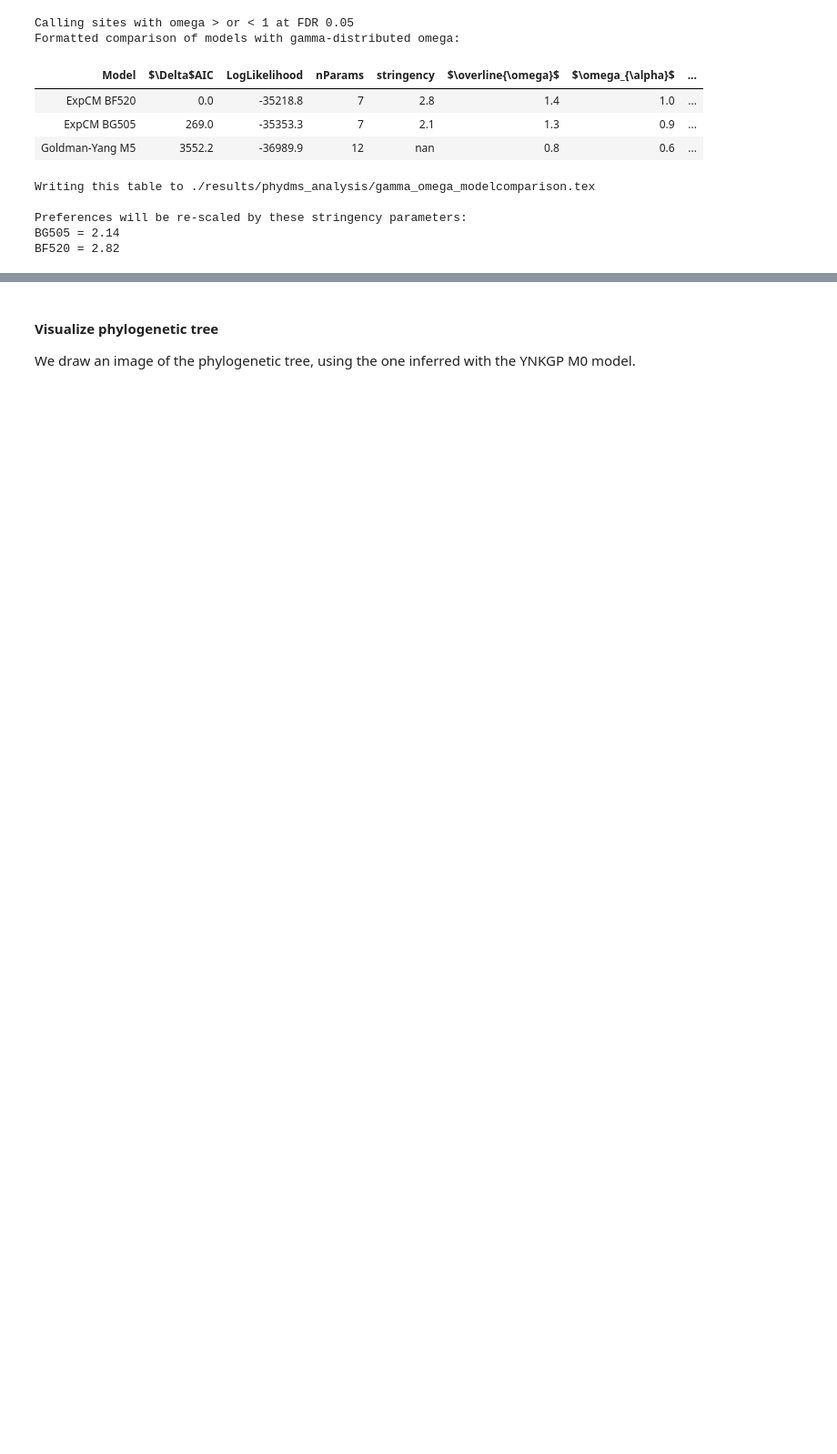
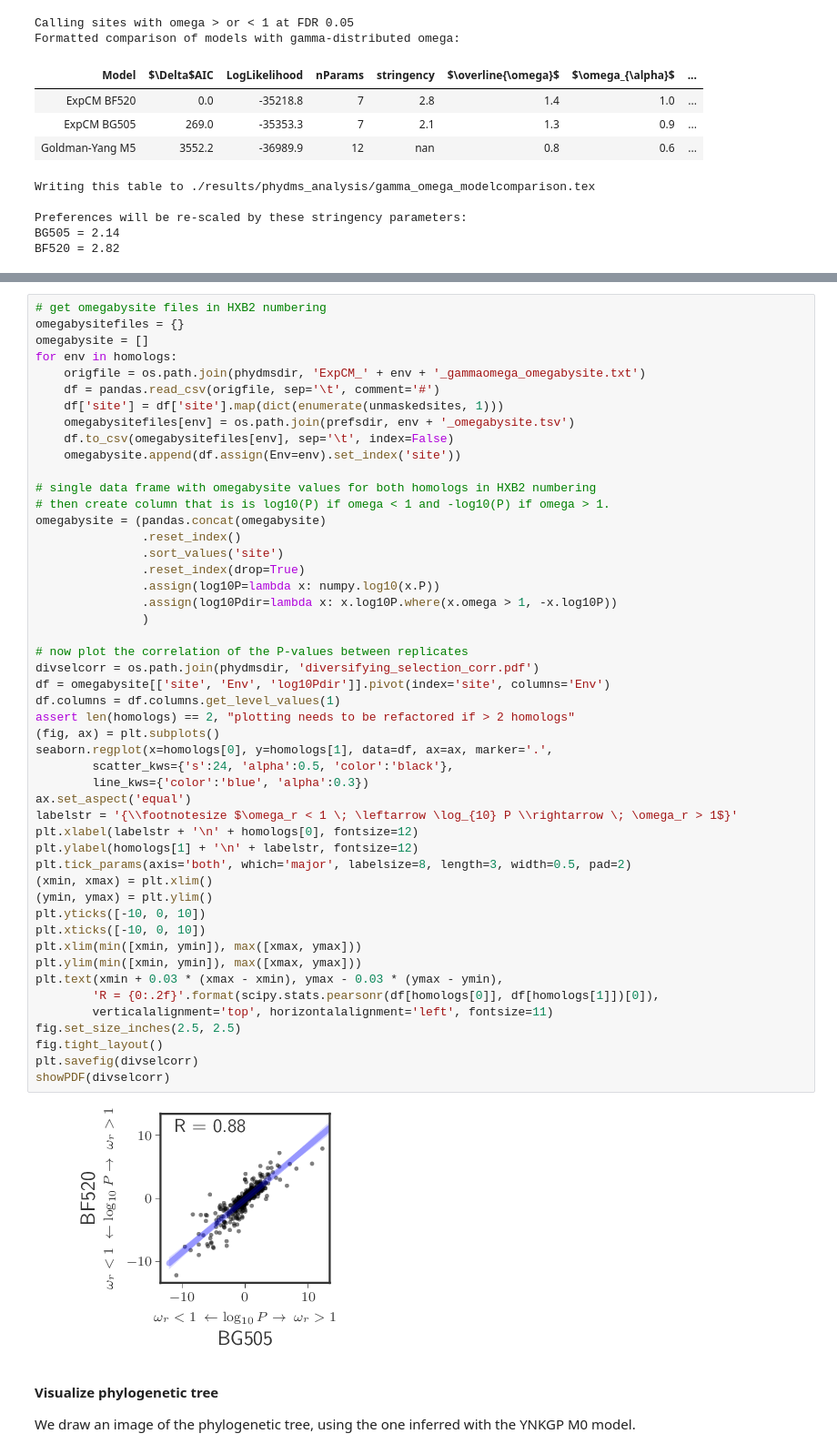
Before and after one commit to jbloomlab/EnvMutationalShiftsPaper, a Jupyter notebook: analysis_code/analysis_notebook.ipynb, the cells around one changed output, grey strips where cells are left out. Shown at 91% size. Cells and saved outputs as stored; diff of their text form; blank space fills up the shorter version.

```diff
--- a/analysis_code/analysis_notebook.ipynb
+++ b/analysis_code/analysis_notebook.ipynb
@@ -926,3 +964,54 @@ BF520 = 2.82
+# %%
+# get omegabysite files in HXB2 numbering
+omegabysitefiles = {}
+omegabysite = []
+for env in homologs:
+    origfile = os.path.join(phydmsdir, 'ExpCM_' + env + '_gammaomega_omegabysite.txt')
+    df = pandas.read_csv(origfile, sep='\t', comment='#')
+    df['site'] = df['site'].map(dict(enumerate(unmaskedsites, 1)))
+    omegabysitefiles[env] = os.path.join(prefsdir, env + '_omegabysite.tsv')
+    df.to_csv(omegabysitefiles[env], sep='\t', index=False)
+    omegabysite.append(df.assign(Env=env).set_index('site'))
+
+# single data frame with omegabysite values for both homologs in HXB2 numbering
+# then create column that is is log10(P) if omega < 1 and -log10(P) if omega > 1.
+omegabysite = (pandas.concat(omegabysite)
+               .reset_index()
+               .sort_values('site')
+               .reset_index(drop=True)
+               .assign(log10P=lambda x: numpy.log10(x.P))
+               .assign(log10Pdir=lambda x: x.log10P.where(x.omega > 1, -x.log10P))
+               )
+
+# now plot the correlation of the P-values between replicates
+divselcorr = os.path.join(phydmsdir, 'diversifying_selection_corr.pdf')
+df = omegabysite[['site', 'Env', 'log10Pdir']].pivot(index='site', columns='Env')
+df.columns = df.columns.get_level_values(1)
+assert len(homologs) == 2, "plotting needs to be refactored if > 2 homologs"
+(fig, ax) = plt.subplots()
+seaborn.regplot(x=homologs[0], y=homologs[1], data=df, ax=ax, marker='.',
+        scatter_kws={'s':24, 'alpha':0.5, 'color':'black'},
+        line_kws={'color':'blue', 'alpha':0.3})
+ax.set_aspect('equal')
+labelstr = '{\\footnotesize $\omega_r < 1 \; \leftarrow \log_{10} P \\rightarrow \; \omega_r > 1$}'
+plt.xlabel(labelstr + '\n' + homologs[0], fontsize=12)
+plt.ylabel(homologs[1] + '\n' + labelstr, fontsize=12)
+plt.tick_params(axis='both', which='major', labelsize=8, length=3, width=0.5, pad=2)
+(xmin, xmax) = plt.xlim()
+(ymin, ymax) = plt.ylim()
+plt.yticks([-10, 0, 10])
+plt.xticks([-10, 0, 10])
+plt.xlim(min([xmin, ymin]), max([xmax, ymax]))
+plt.ylim(min([xmin, ymin]), max([xmax, ymax]))
+plt.text(xmin + 0.03 * (xmax - xmin), ymax - 0.03 * (ymax - ymin),
+        'R = {0:.2f}'.format(scipy.stats.pearsonr(df[homologs[0]], df[homologs[1]])[0]),
+        verticalalignment='top', horizontalalignment='left', fontsize=11)
+fig.set_size_inches(2.5, 2.5)
+fig.tight_layout()
+plt.savefig(divselcorr)
+showPDF(divselcorr)
+# %% [output]
+[figure, added]
 # %% [markdown]
 #### Visualize phylogenetic tree
 We draw an image of the phylogenetic tree, using the one inferred with the YNKGP M0 model.
```
Also changed, not shown: parts of 11 cells of this notebook, 9 other files.
